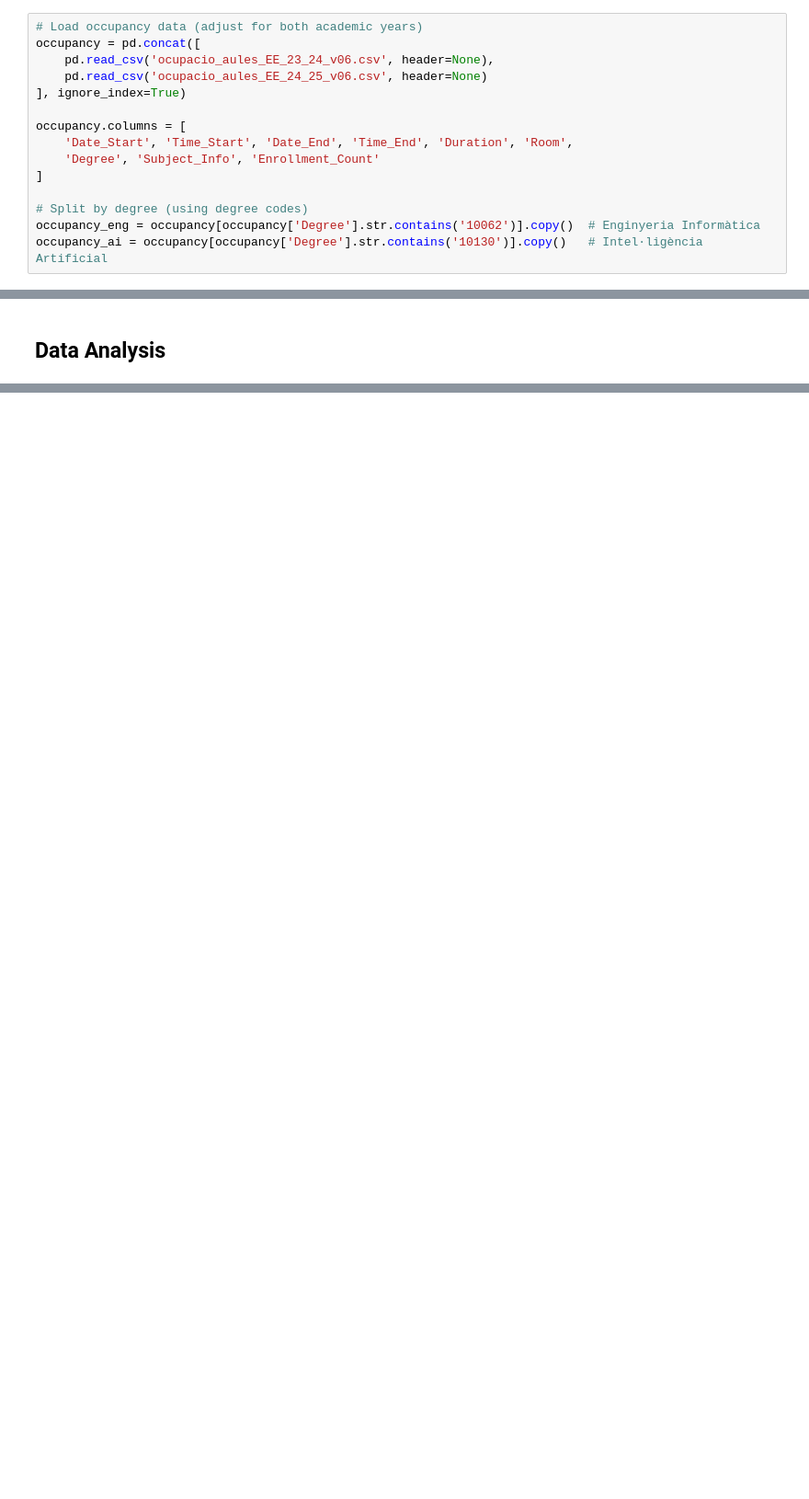
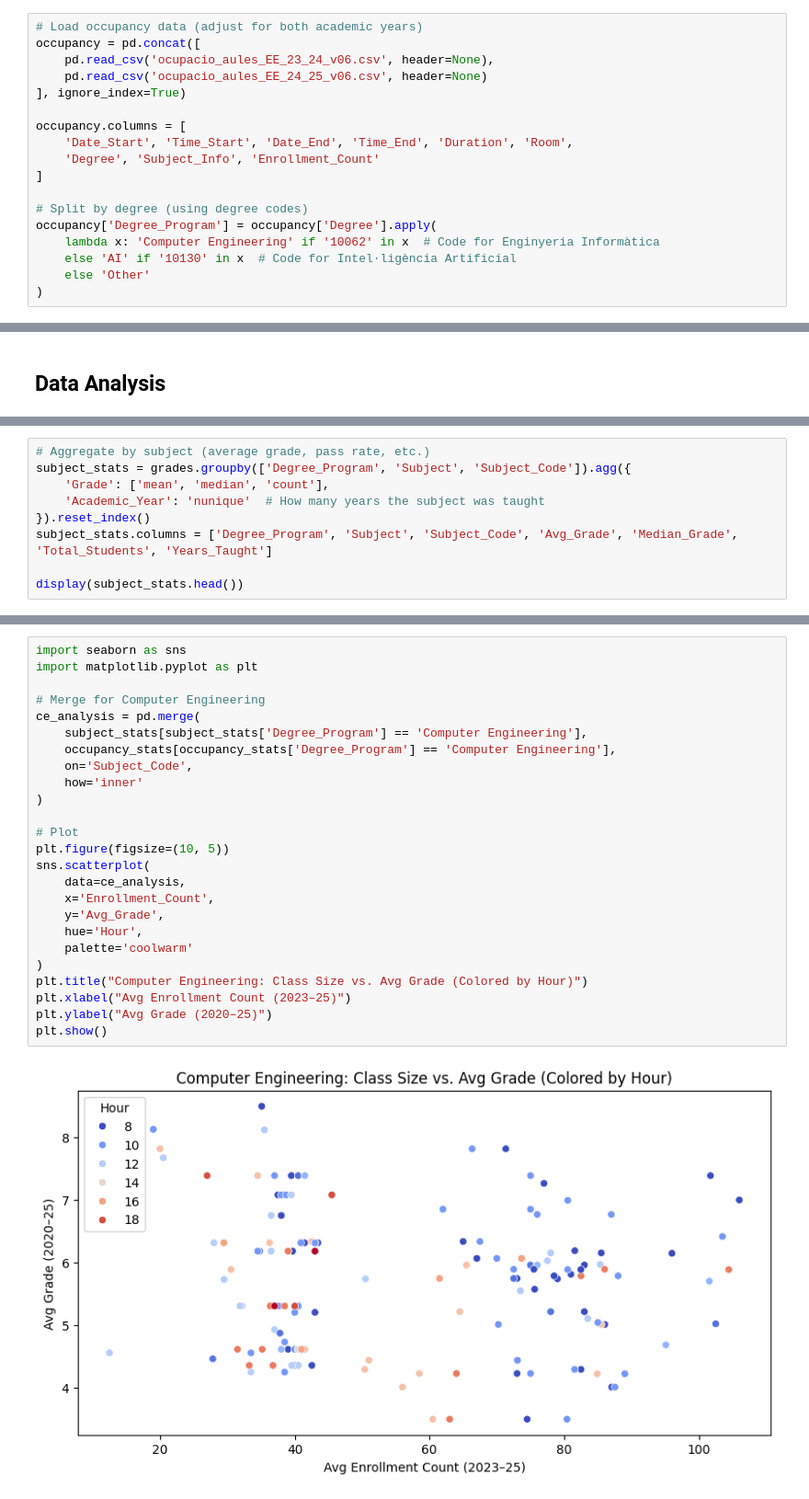
Before and after one commit to Gusgus127/SmartScheduling, a Jupyter notebook: grades+occupancy.ipynb, the cells around one changed output, grey strips where cells are left out. Shown at 92% size. Cells and saved outputs as stored; diff of their text form; blank space fills up the shorter version.

```diff
--- a/grades+occupancy.ipynb
+++ b/grades+occupancy.ipynb
@@ -31,5 +34,8 @@ occupancy.columns = [
 ]
 
 # Split by degree (using degree codes)
-occupancy_eng = occupancy[occupancy['Degree'].str.contains('10062')].copy()  # Enginyeria Informàtica
-occupancy_ai = occupancy[occupancy['Degree'].str.contains('10130')].copy()   # Intel·ligència Artificial
+occupancy['Degree_Program'] = occupancy['Degree'].apply(
+    lambda x: 'Computer Engineering' if '10062' in x  # Code for Enginyeria Informàtica
+    else 'AI' if '10130' in x  # Code for Intel·ligència Artificial
+    else 'Other'
+)
@@ -131,0 +56,9 @@ Matplotlib is building the font cache; this may take a moment.
+# %%
+# Aggregate by subject (average grade, pass rate, etc.)
+subject_stats = grades.groupby(['Degree_Program', 'Subject', 'Subject_Code']).agg({
+    'Grade': ['mean', 'median', 'count'],
+    'Academic_Year': 'nunique'  # How many years the subject was taught
+}).reset_index()
+subject_stats.columns = ['Degree_Program', 'Subject', 'Subject_Code', 'Avg_Grade', 'Median_Grade', 'Total_Students', 'Years_Taught']
+
+display(subject_stats.head())
@@ -131,0 +103,27 @@ Matplotlib is building the font cache; this may take a moment.
+# %%
+import seaborn as sns
+import matplotlib.pyplot as plt
+
+# Merge for Computer Engineering
+ce_analysis = pd.merge(
+    subject_stats[subject_stats['Degree_Program'] == 'Computer Engineering'],
+    occupancy_stats[occupancy_stats['Degree_Program'] == 'Computer Engineering'],
+    on='Subject_Code',
+    how='inner'
+)
+
+# Plot
+plt.figure(figsize=(10, 5))
+sns.scatterplot(
+    data=ce_analysis,
+    x='Enrollment_Count',
+    y='Avg_Grade',
+    hue='Hour',
+    palette='coolwarm'
+)
+plt.title("Computer Engineering: Class Size vs. Avg Grade (Colored by Hour)")
+plt.xlabel("Avg Enrollment Count (2023–25)")
+plt.ylabel("Avg Grade (2020–25)")
+plt.show()
+# %% [output]
+[figure, added]
```
Also changed, not shown: parts of 12 cells of this notebook, 3 other files.
